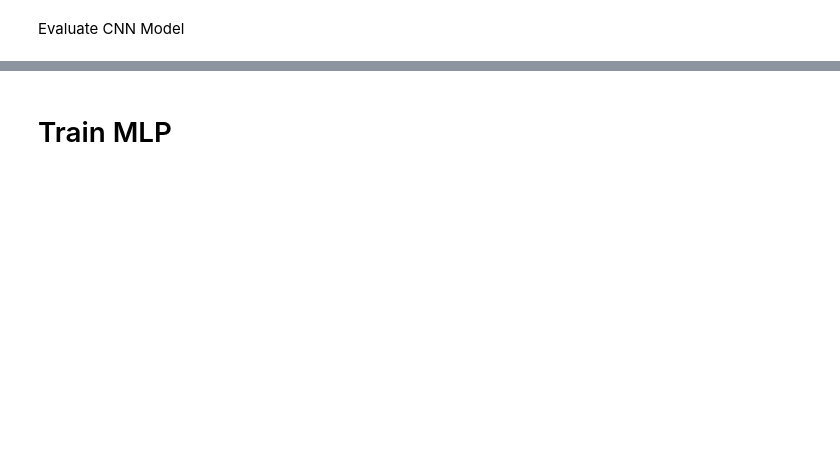
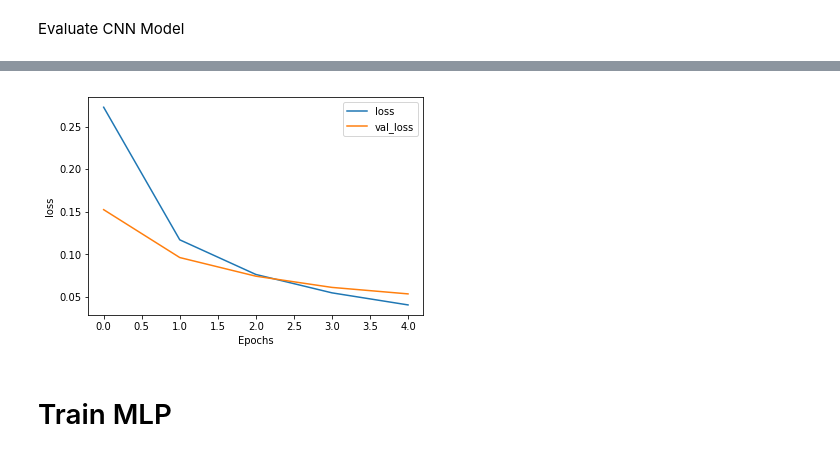
Before and after one commit to kshitij1489/review_classification, a Jupyter notebook: Glassdoor.ipynb, the cells around one changed output, grey strips where cells are left out. Saved outputs shown, nothing was run; the diff lists cells and outputs as text; code cells hidden in the pictures; blank space fills up the shorter version.

```diff
--- a/Glassdoor.ipynb
+++ b/Glassdoor.ipynb
@@ -111,3 +160,7 @@ plot_graphs(history_cnn, 'loss')
+# %%
+plot_graphs(history_cnn_glove, 'loss')
+# %% [output]
+[figure, added]
 # %% [markdown]
 # Train MLP
 # %%
```
Also changed, not shown: parts of 22 cells of this notebook, 1 other file.
